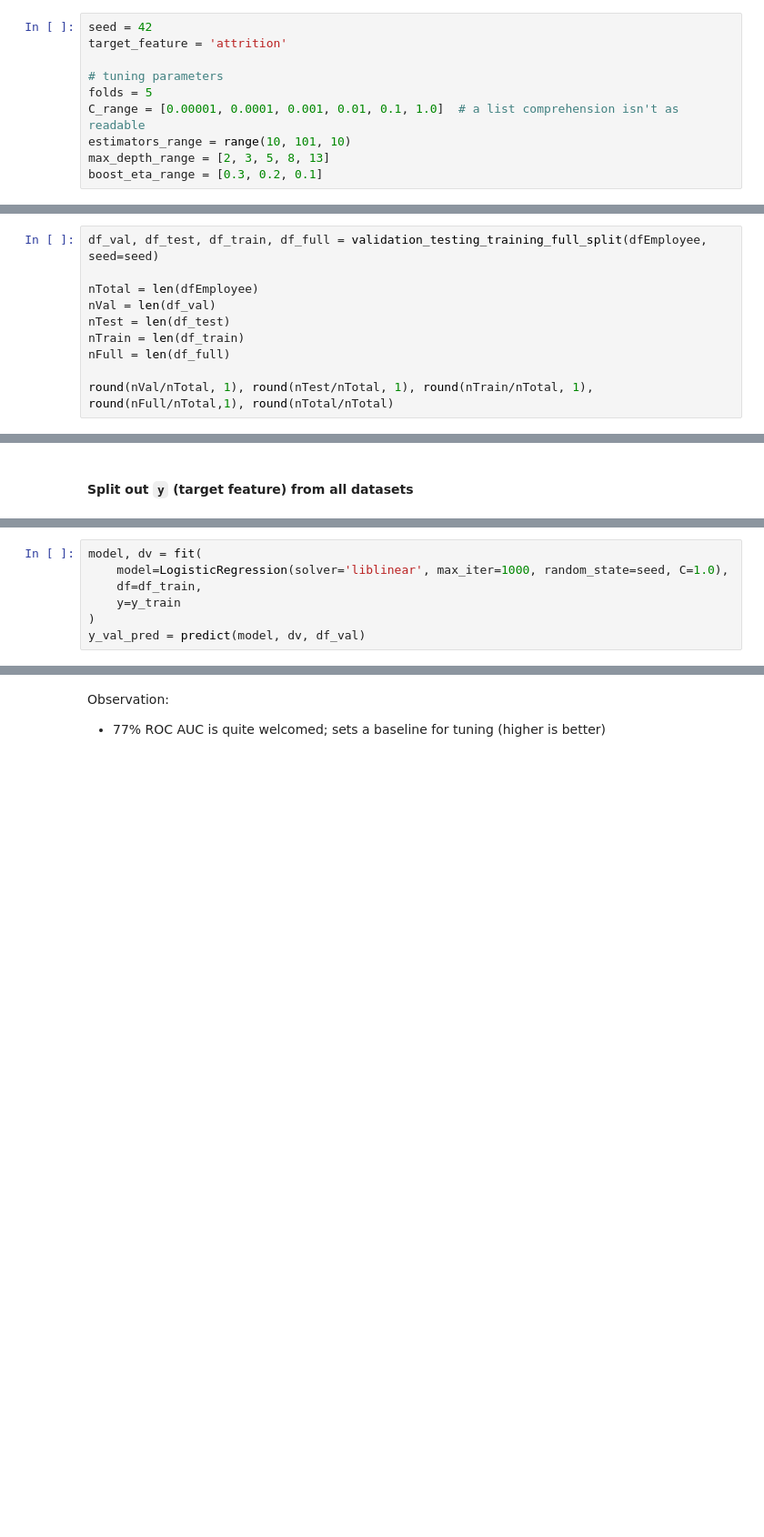
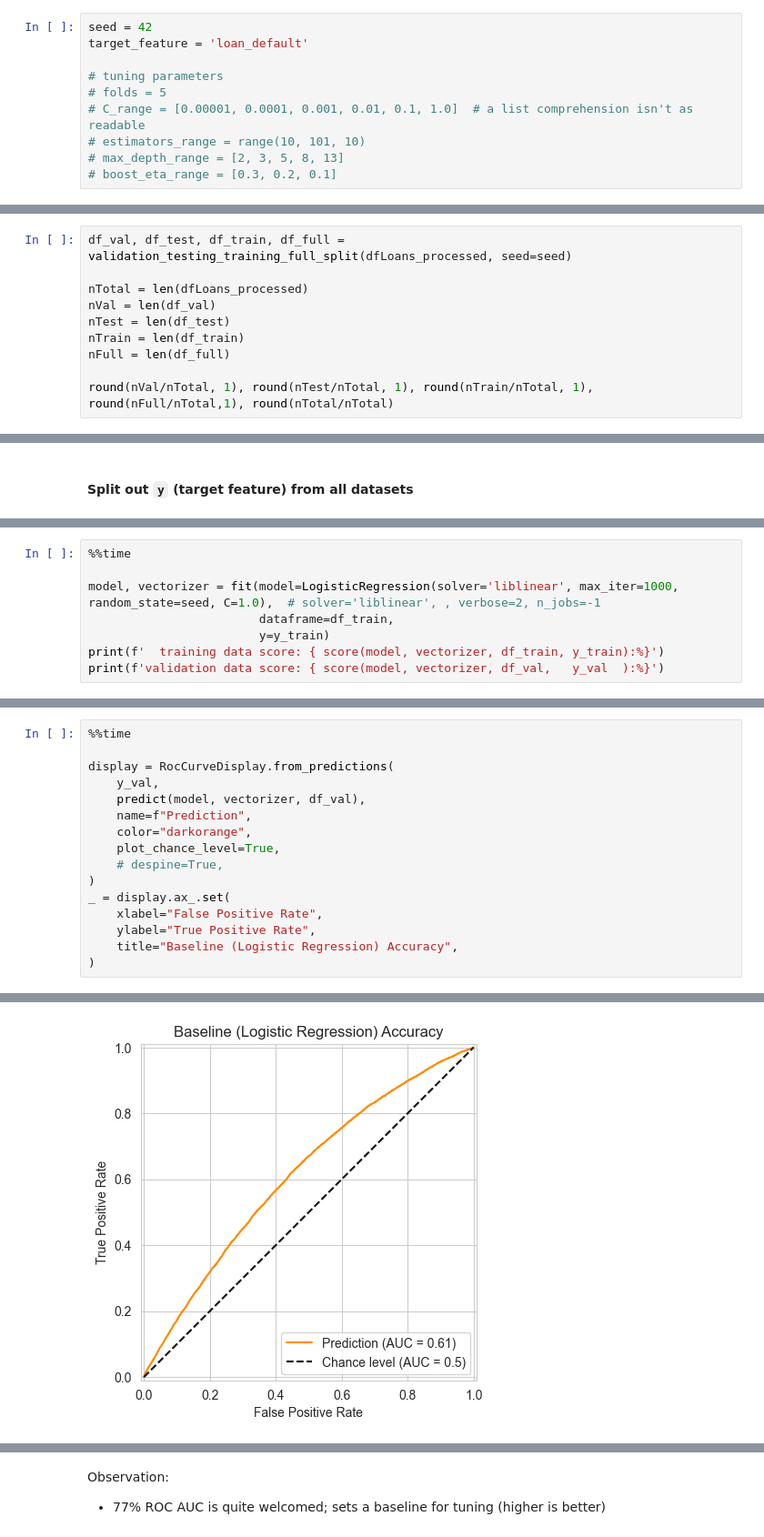
Before and after one commit to julrichkieffer/portfolio-data-science, a Jupyter notebook: 04 vehicle loan default/notebook.ipynb, the cells around one changed output, grey strips where cells are left out. Shown at 91% size. Cells and saved outputs as stored; diff of their text form; blank space fills up the shorter version.

```diff
--- a/04 vehicle loan default/notebook.ipynb
+++ b/04 vehicle loan default/notebook.ipynb
@@ -1303,10 +1508,10 @@ Observation:
 # %%
 seed = 42
-target_feature = 'attrition'
+target_feature = 'loan_default'
 
 # tuning parameters
-folds = 5
-C_range = [0.00001, 0.0001, 0.001, 0.01, 0.1, 1.0]  # a list comprehension isn't as readable
-estimators_range = range(10, 101, 10)
-max_depth_range = [2, 3, 5, 8, 13]
-boost_eta_range = [0.3, 0.2, 0.1]
+# folds = 5
+# C_range = [0.00001, 0.0001, 0.001, 0.01, 0.1, 1.0]  # a list comprehension isn't as readable
+# estimators_range = range(10, 101, 10)
+# max_depth_range = [2, 3, 5, 8, 13]
+# boost_eta_range = [0.3, 0.2, 0.1]
@@ -1351,9 +1585,9 @@ display('categorical_features:', dfEmployee[categorical_features(dfEmployee)].in
 # %% [markdown]
 #### Training, Testing, Validation, & Full (Training + Validation)
 # %%
-df_val, df_test, df_train, df_full = validation_testing_training_full_split(dfEmployee, seed=seed)
+df_val, df_test, df_train, df_full = validation_testing_training_full_split(dfLoans_processed, seed=seed)
 
-nTotal = len(dfEmployee)
+nTotal = len(dfLoans_processed)
 nVal = len(df_val)
 nTest = len(df_test)
 nTrain = len(df_train)
@@ -1375,7 +1619,8 @@ assert len(y_val) == df_val.shape[0] and len(y_test) == df_test.shape[0] and len
 # %%
-model, dv = fit(
-    model=LogisticRegression(solver='liblinear', max_iter=1000, random_state=seed, C=1.0),
-    df=df_train,
-    y=y_train
-)
-y_val_pred = predict(model, dv, df_val)
+%%time
+
+model, vectorizer = fit(model=LogisticRegression(solver='liblinear', max_iter=1000, random_state=seed, C=1.0),  # solver='liblinear', , verbose=2, n_jobs=-1
+                        dataframe=df_train,
+                        y=y_train)
+print(f'  training data score: { score(model, vectorizer, df_train, y_train):%}')
+print(f'validation data score: { score(model, vectorizer, df_val,   y_val  ):%}')
@@ -1384,0 +1632,17 @@ roc_auc_score(y_val, y_val_pred).round(3)
+# %%
+%%time
+
+display = RocCurveDisplay.from_predictions(
+    y_val,
+    predict(model, vectorizer, df_val),
+    name=f"Prediction",
+    color="darkorange",
+    plot_chance_level=True,
+    # despine=True,
+)
+_ = display.ax_.set(
+    xlabel="False Positive Rate",
+    ylabel="True Positive Rate",
+    title="Baseline (Logistic Regression) Accuracy",
+)
+# %% [output]
@@ -1384,0 +1652 @@ roc_auc_score(y_val, y_val_pred).round(3)
+[figure, added]
```
Also changed, not shown: parts of 69 cells of this notebook.
